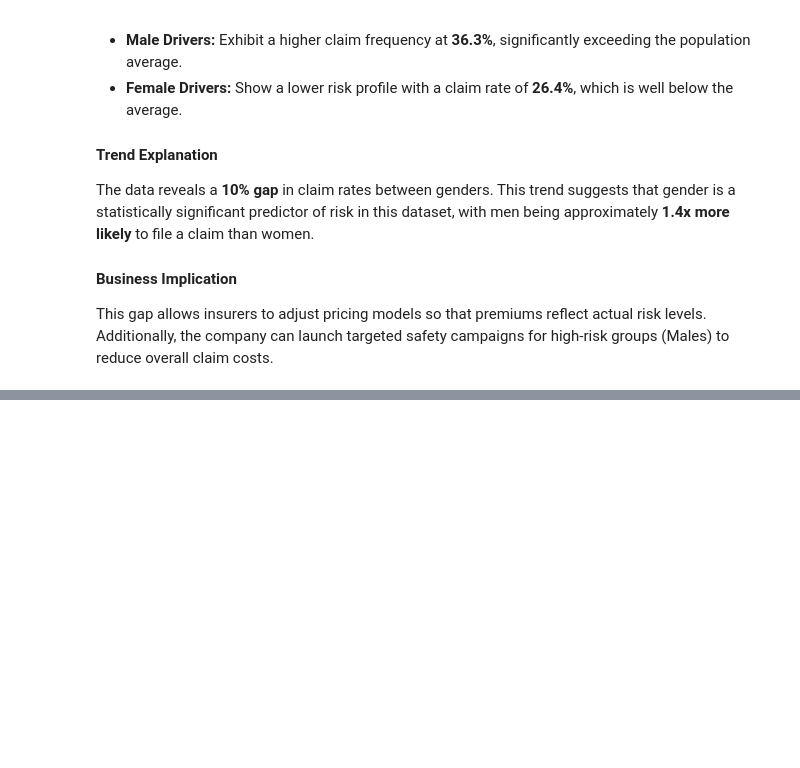
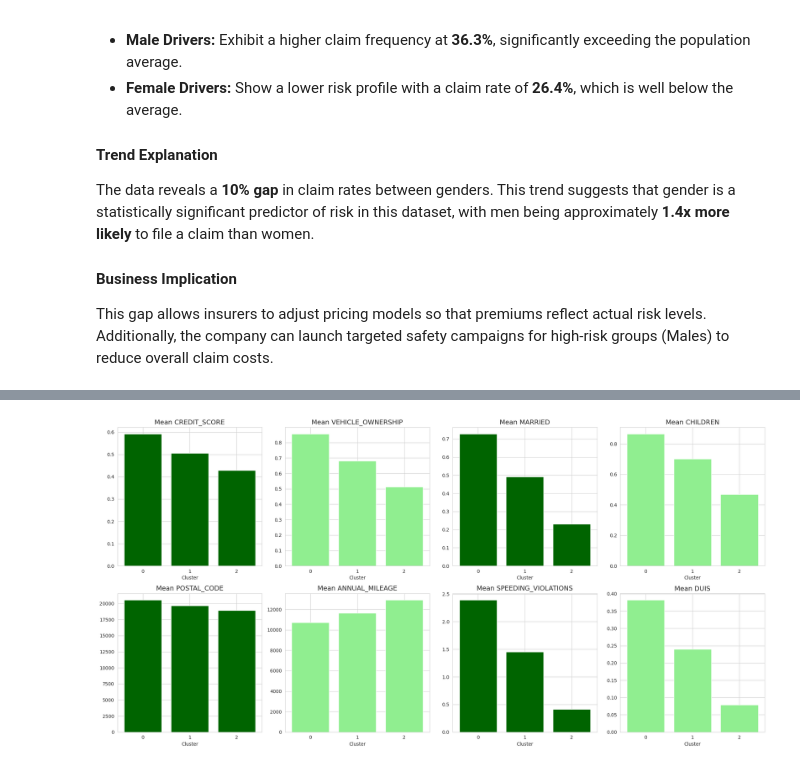
Before and after one commit to dohaalnabahin/Car-Insurance-Claims-Prediction, a Jupyter notebook: Projec__4_part_1.ipynb, the cells around one changed output, grey strips where cells are left out. Cells and saved outputs as stored; diff of their text form; code cells hidden in the pictures; blank space fills up the shorter version.

```diff
--- a/Projec__4_part_1.ipynb
+++ b/Projec__4_part_1.ipynb
@@ -691,0 +729,36 @@ This gap allows insurers to adjust pricing models so that premiums reflect actua
+# %%
+kmeans = KMeans(n_clusters=3, n_init=10, random_state=42)
+kmeans.fit(X_train_scaled)
+
+train_clusters = kmeans.labels_
+
+test_clusters = kmeans.predict(X_test_scaled)
+
+X_train['cluster'] = train_clusters
+X_test['cluster'] = test_clusters
+# %%
+import matplotlib.pyplot as plt
+
+cluster_groups = X_train.groupby('cluster').mean(numeric_only=True)
+
+colors = ['#006400', '#90EE90'] * 5
+
+fig, axes = plt.subplots(2, 4, figsize=(20, 10))
+axes = axes.ravel()
+
+features = [col for col in cluster_groups.columns if col != 'cluster']
+
+for i, col in enumerate(features):
+    if i < len(axes):
+        axes[i].bar(cluster_groups.index.astype(int), cluster_groups[col], color=colors[i])
+
+        axes[i].set_title(f'Mean {col}', fontsize=14)
+
+        axes[i].set_xticks(cluster_groups.index.astype(int))
+
+        axes[i].set_xlabel('Cluster')
+
+plt.tight_layout()
+plt.show()
+# %% [output]
+[figure, added]
```
Also changed, not shown: parts of 17 cells of this notebook.
